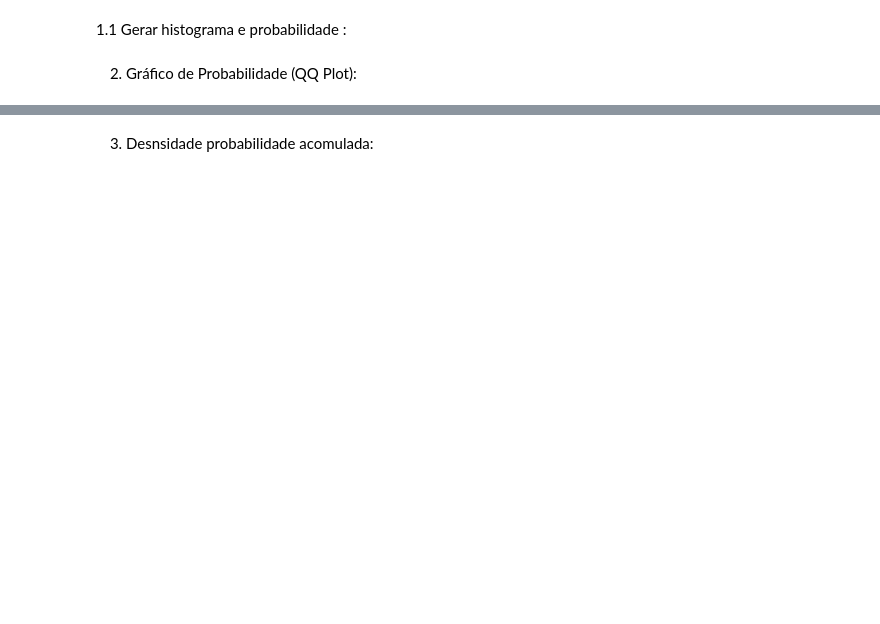
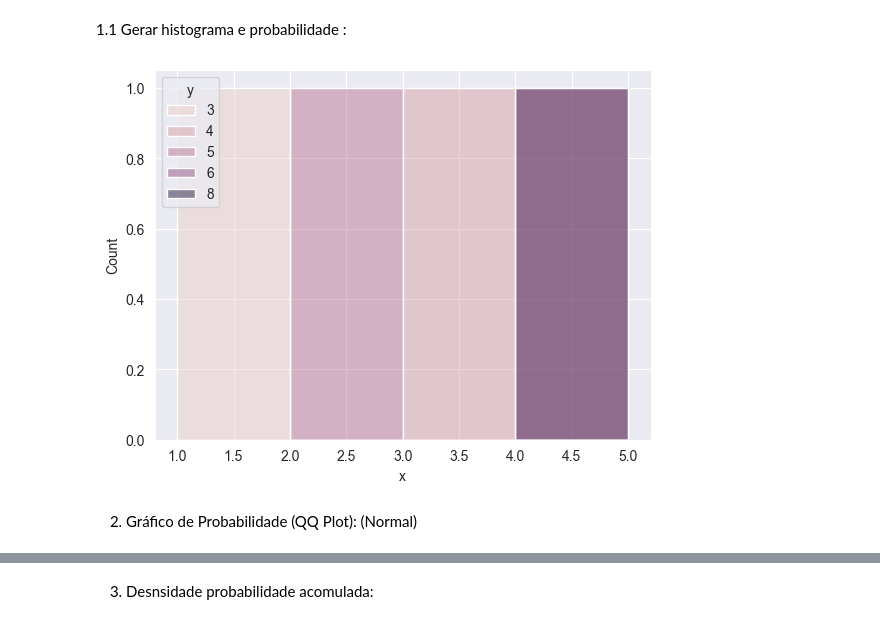
Before and after one commit to NULLBYTE-RGH/Sistemas-e-Sinais, a Jupyter notebook: Resumo.ipynb, the cells around one changed output, grey strips where cells are left out. Cells and saved outputs as stored; diff of their text form; code cells hidden in the pictures; blank space fills up the shorter version.

```diff
--- a/Resumo.ipynb
+++ b/Resumo.ipynb
@@ -616,3 +656,11 @@ sns.histplot(x='body_mass_g', hue='sex', data=df_penguins, kde=True)
+# %%
+# Plotando o histograma com KDE
+sns.histplot(x='x', hue='y', data=data, kde=True)
+
+# Exibindo o gráfico
+plt.show()
+# %% [output]
+[figure, added]
 # %% [markdown]
-2. Gráfico de Probabilidade (QQ Plot):
+2. Gráfico de Probabilidade (QQ Plot): (Normal)
 # %%
```
Also changed, not shown: parts of 20 cells of this notebook.
